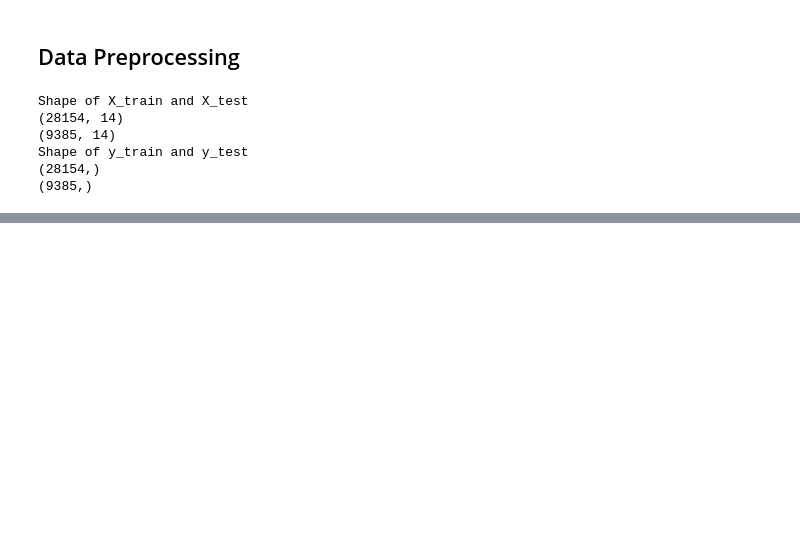
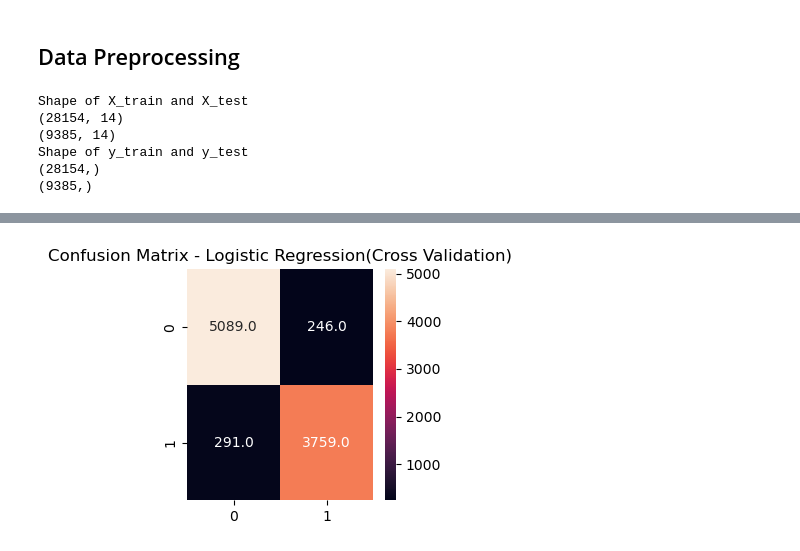
Before and after one commit to Siddharth3271/Airline-Passenger-Refferal-Prediction, a Jupyter notebook: code.ipynb, the cells around one changed output, grey strips where cells are left out. Saved outputs shown, nothing was run; the diff lists cells and outputs as text; code cells hidden in the pictures; blank space fills up the shorter version.

```diff
--- a/code.ipynb
+++ b/code.ipynb
@@ -810,0 +885,7 @@ Shape of y_train and y_test
+# %%
+#cross validation
+grid = {'C':10.0 **np.arange(-2,3),'penalty':['l1','l2','elasticnet','none']}
+cv = KFold(n_splits=5,random_state=None,shuffle=False)
+
+#hyper parameter tuning
+clf_logclass = GridSearchCV(log_class,grid,cv=cv,n_jobs=-1,scoring='f1_macro')
@@ -810,0 +901,3 @@ Shape of y_train and y_test
+# %%
+#predicting the result
+y_pred_hyper_logclass = clf_logclass.predict(x_test)
@@ -810,0 +922,10 @@ Shape of y_train and y_test
+# %%
+#confusion matrix of logistic regression with hyper-parameter tuning
+confuse_mat_lr_hyper = confusion_matrix(y_test,y_pred_hyper_logclass)
+
+#plotting confusion matrix
+sns.heatmap(confuse_mat_lr_hyper, annot=True, fmt = ".1f")
+plt.title("Confusion Matrix - Logistic Regression(Cross Validation)")
+plt.show()
+# %% [output]
+[figure, added]
```
Also changed, not shown: parts of 57 cells of this notebook.
